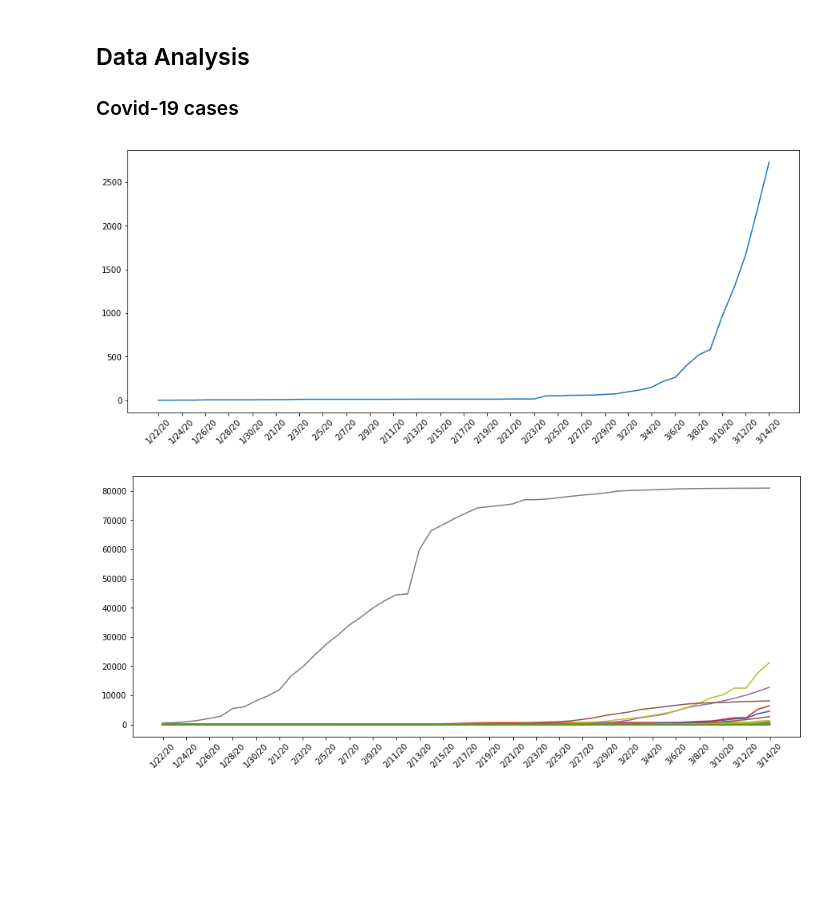
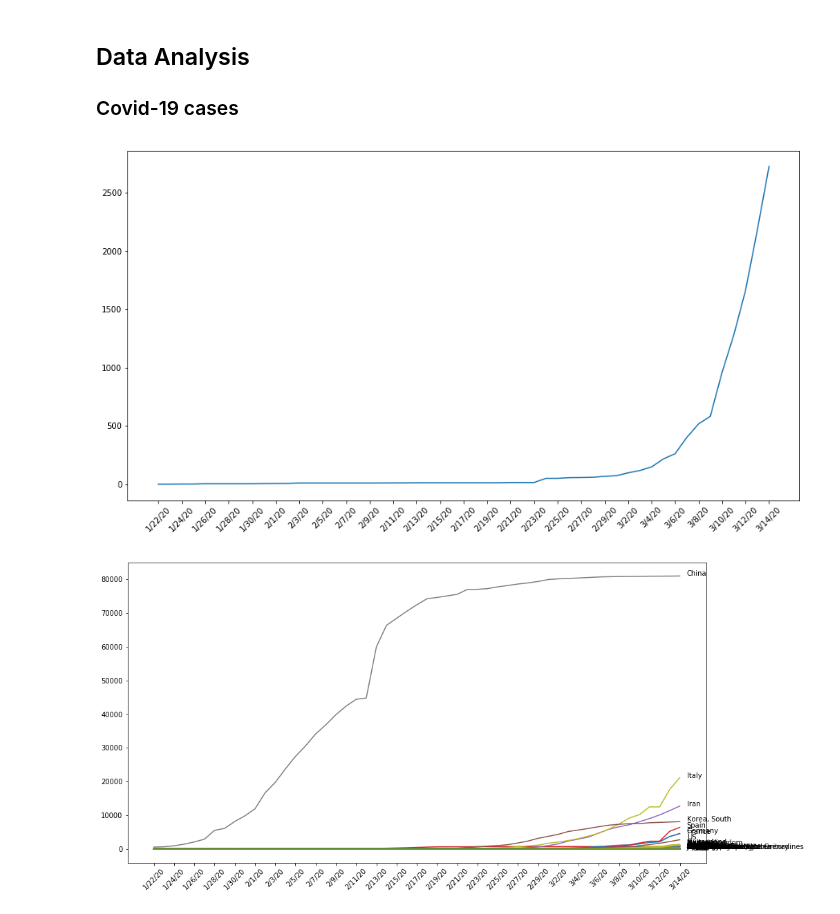
Before and after one commit to hopeman1102/visualize-covid-19, a Jupyter notebook: covid-19.ipynb, the cells around one changed output. Saved outputs shown, nothing was run; the diff lists cells and outputs as text; code cells hidden in the pictures; blank space fills up the shorter version.

```diff
--- a/covid-19.ipynb
+++ b/covid-19.ipynb
@@ -110,16 +110,16 @@ plot_df_confirmed_US = df_confirmed_US.drop(columns=['Lat', 'Long', 'Country/Reg
 # %%
 # plot the US confirmed covid-19 numbers
 # prepare the data
 dates = list(plot_df_confirmed_US.columns)
 confirmed = list(plot_df_confirmed_US.values[0])
 adjust_xticks = dates[::2]
 
 # plot the data
-plt.figure(figsize=[15,6])
+plt.figure(figsize=[15,8])
 plt.plot(dates, confirmed)
 plt.xticks(adjust_xticks, rotation=45);
 # %% [output]
-[figure, old version]
+[figure, new version]
 # %%
 # removing unnecessary columns
 df_confirmed_countries.drop(columns=['Lat', 'Long'], inplace=True)
@@ -128,11 +128,11 @@ df_confirmed_countries.drop(columns=['Lat', 'Long'], inplace=True)
 df_confirmed_countries.set_index('Country/Region', inplace=True)
 # %%
 # plot all countries in one graph
-plt.figure(figsize=[15,6])
+plt.figure(figsize=[15,8])
 for index, row in df_confirmed_countries.iterrows():
     plt.plot(dates, row)
-    plt.annotate(index,xy=(plt.xticks()[0][-1]+0.7, df[col].iloc[-1]))
+    plt.annotate(index,xy=(plt.xticks()[0][-1]+0.7, row[-1]))
 
 plt.xticks(adjust_xticks, rotation=45);
 # %% [output]
-[figure, old version]
+[figure, new version]
```
Also changed, not shown: parts of 12 cells of this notebook.
